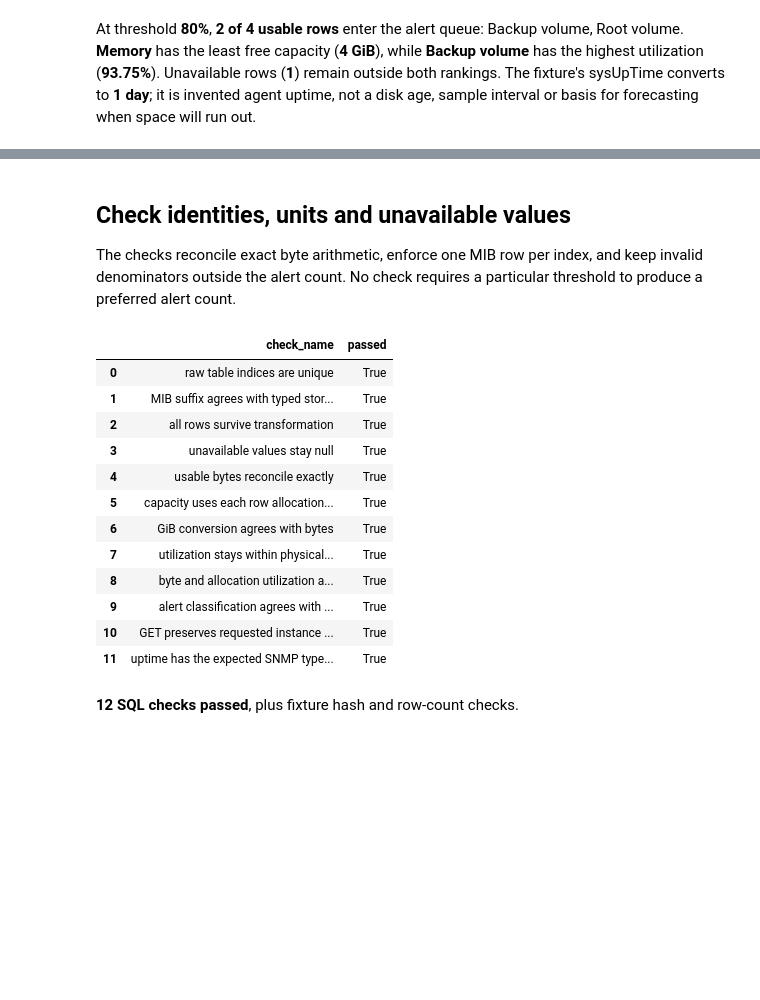
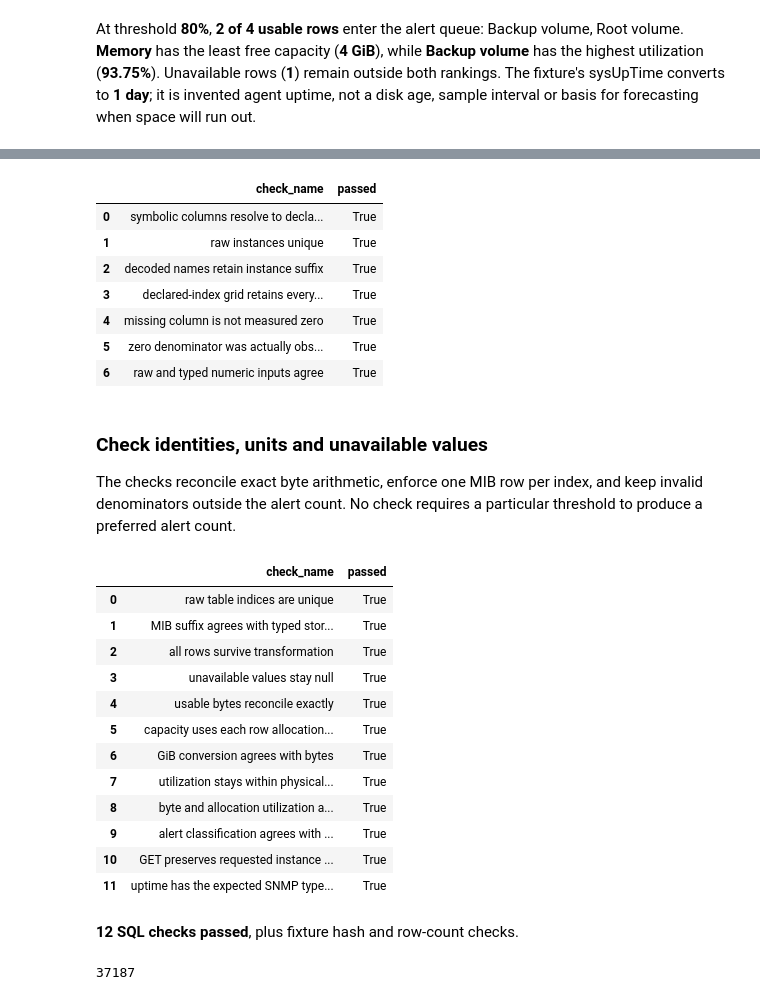
Before and after one commit to Query-farm/vgi-snmp, a Jupyter notebook: notebooks/01_storage_units_and_alert_thresholds.ipynb, the cells around one changed output, grey strips where cells are left out. Cells and saved outputs as stored; diff of their text form; code cells hidden in the pictures; blank space fills up the shorter version.

```diff
--- a/notebooks/01_storage_units_and_alert_thresholds.ipynb
+++ b/notebooks/01_storage_units_and_alert_thresholds.ipynb
@@ -223,5 +392,17 @@ At threshold **80%**, **2 of 4 usable rows** enter the alert queue: Backup volum
+# %%
+display(mib_checks)
+assert mib_checks.passed.notna().all() and mib_checks.passed.all()
+# %% [output]
+|  | check_name | passed |
+| 0 | symbolic columns resolve to decla... | True |
+| 1 | raw instances unique | True |
+| 2 | decoded names retain instance suffix | True |
+| 3 | declared-index grid retains every... | True |
+| 4 | missing column is not measured zero | True |
+| 5 | zero denominator was actually obs... | True |
+| 6 | raw and typed numeric inputs agree | True |
 # %% [markdown]
-## Check identities, units and unavailable values
+### Check identities, units and unavailable values
 
 The checks reconcile exact byte arithmetic, enforce one MIB row per index, and keep invalid denominators outside the alert count. No check requires a particular threshold to produce a preferred alert count.
 # %%
@@ -257,6 +438,38 @@ display(checks)
 assert checks.passed.notna().all() and checks.passed.all(), checks
 assert len(capacity) == manifest["rows"]
 display(Markdown(f"**{len(checks)} SQL checks passed**, plus fixture hash and row-count checks."))
+assert mib_checks.passed.notna().all() and mib_checks.passed.all()
+Path("artifacts").mkdir(exist_ok=True)
+audit = {
+    name: connection.execute(f"SELECT * FROM {name} ORDER BY ALL").df().to_dict("records")
+    for name in [
+        "storage_raw",
+        "policy",
+        "storage",
+        "mib_columns",
+        "column_oids",
+        "raw_walk",
+        "walk_named",
+        "presence",
+        "raw_comparison",
+    ]
+}
+Path("artifacts/01-audit.json").write_text(
+    json.dumps(
+        {
+            "fixture_sha256": fixture_hash,
+            "alert_percent": ALERT_PERCENT,
+            "tables": audit,
+            "device": device.to_dict("records"),
+            "headroom": headroom.to_dict("records"),
+            "checks": checks.to_dict("records"),
+            "mib_checks": mib_checks.to_dict("records"),
+        },
+        default=str,
+        indent=2,
+    )
+    + "\n"
+)
 # %% [output]
 |  | check_name | passed |
 | 0 | raw table indices are unique | True |
@@ -272,4 +485,5 @@ display(Markdown(f"**{len(checks)} SQL checks passed**, plus fixture hash and ro
 | 10 | GET preserves requested instance ... | True |
 | 11 | uptime has the expected SNMP type... | True |
 **12 SQL checks passed**, plus fixture hash and row-count checks.
+37187
 # %% [markdown]
```
Also changed, not shown: parts of 22 cells of this notebook, 12 other files.
